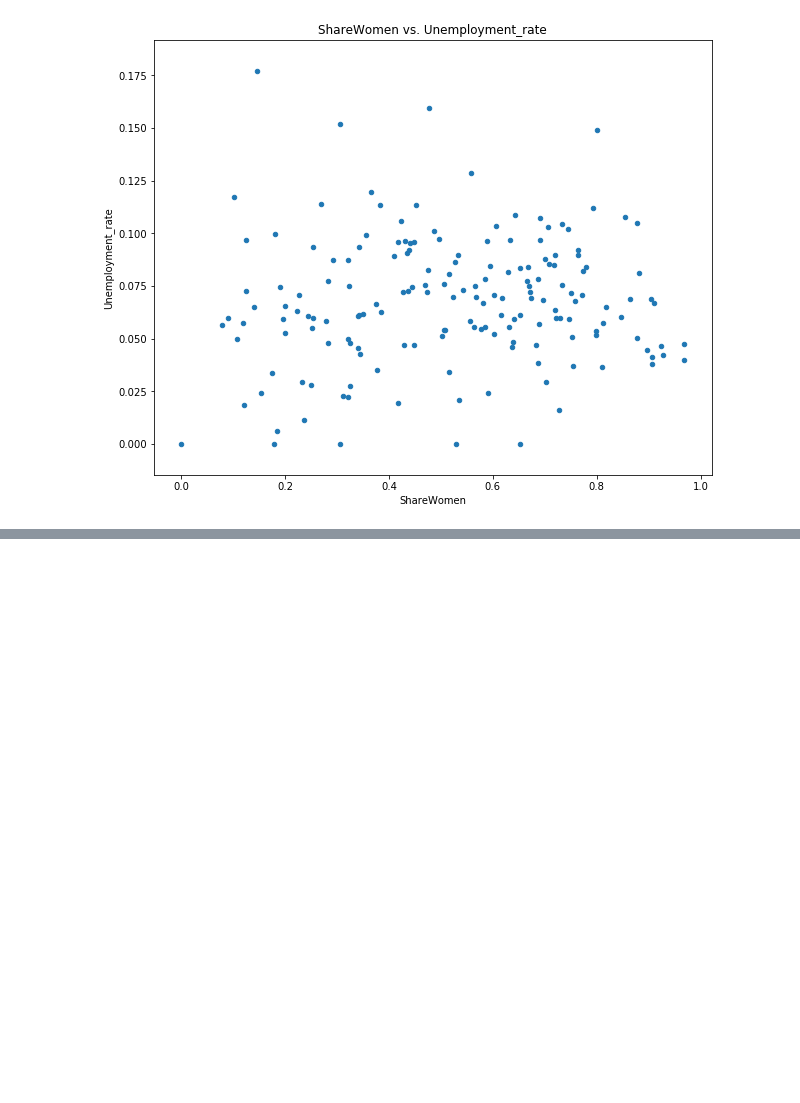
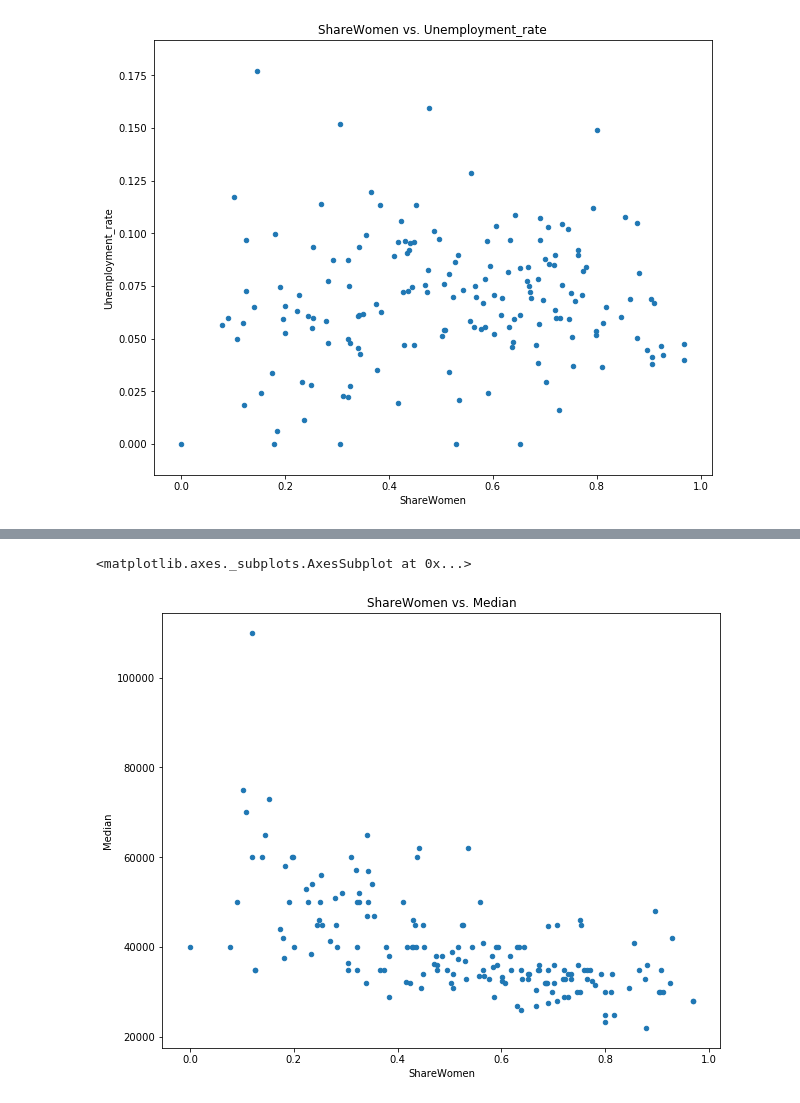
Before and after one commit to satrijotomo/Data_Science, a Jupyter notebook: Vis_Earning_College_Majors/Visualizing_Earnings_of_College_Majors.ipynb, the cells around one changed output, grey strips where cells are left out. Drawn from its saved outputs; the diff is of its cells as text; code cells hidden in the pictures; blank space fills up the shorter version.

```diff
--- a/Vis_Earning_College_Majors/Visualizing_Earnings_of_College_Majors.ipynb
+++ b/Vis_Earning_College_Majors/Visualizing_Earnings_of_College_Majors.ipynb
@@ -114,0 +115,5 @@ recent_grads.plot(x='Women', y='Median', kind='scatter', title='Women vs. Median
+# %%
+recent_grads.plot(x='ShareWomen', y='Median', kind='scatter', title='ShareWomen vs. Median', figsize=(10,8))
+# %% [output]
+<matplotlib.axes._subplots.AxesSubplot at 0x...>
+[figure, added]
```
Also changed, not shown: parts of 3 cells of this notebook.
